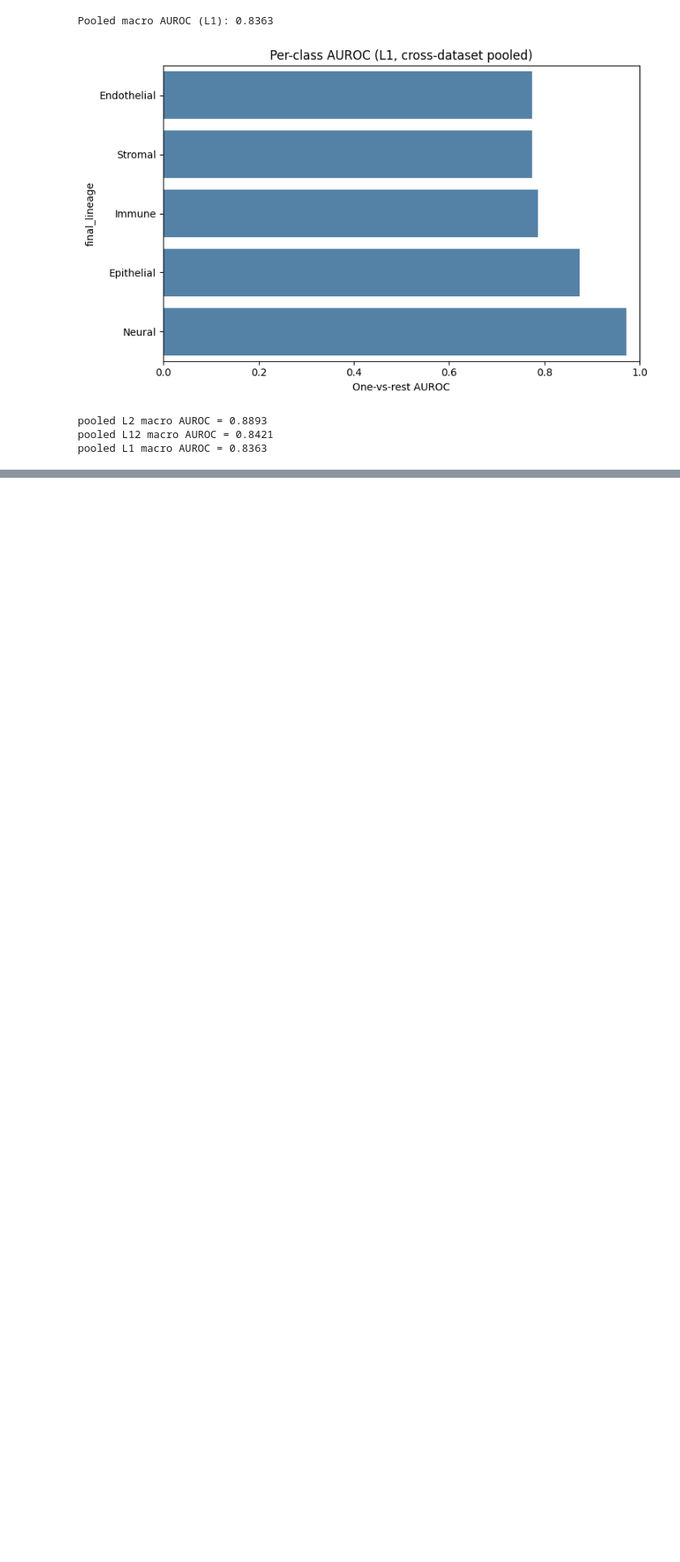
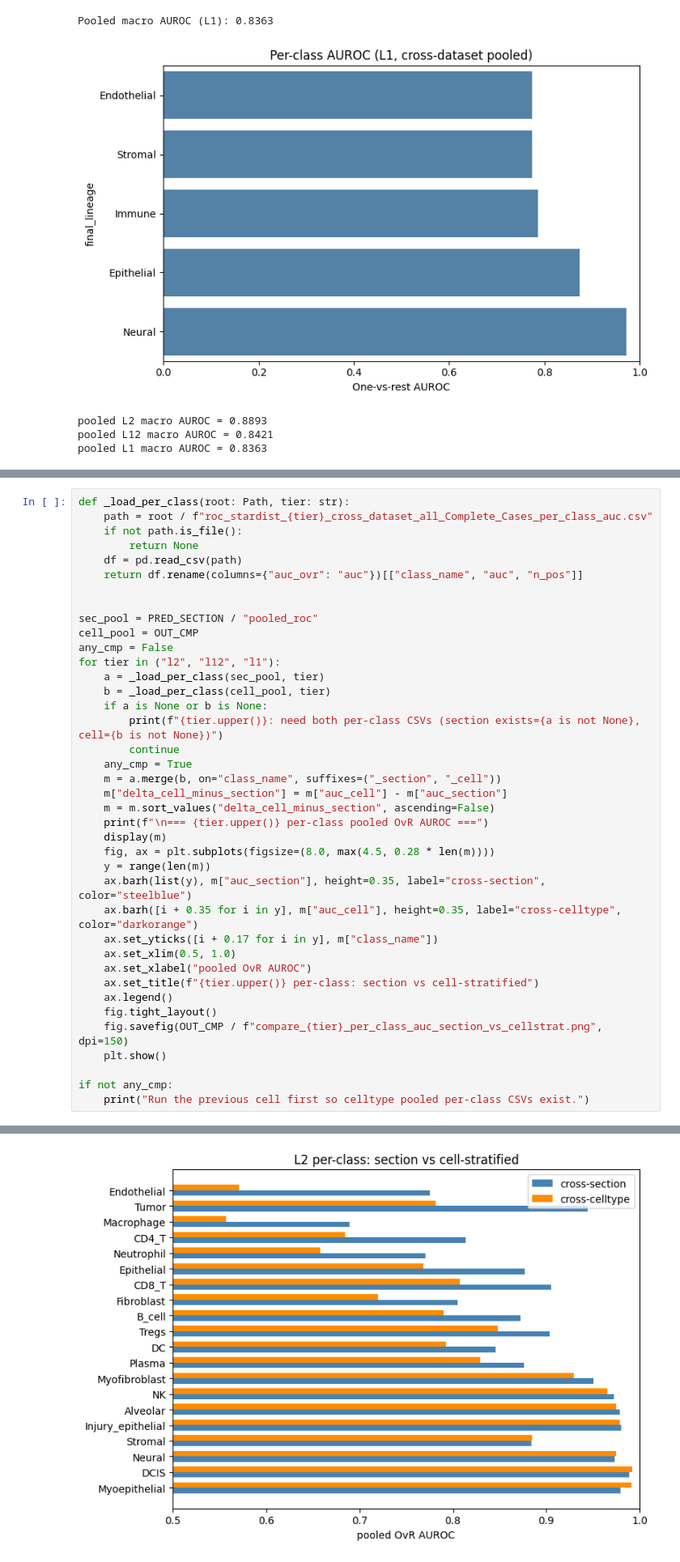
Before and after one commit to LingyuLi-math/Hist2Pheno, a Jupyter notebook: code/PanCancer/Pred_statistic_visual_pancancer_all.ipynb, the cells around one changed output, grey strips where cells are left out. Shown at 81% size. Drawn from its saved outputs; the diff is of its cells as text; blank space fills up the shorter version.

```diff
--- a/code/PanCancer/Pred_statistic_visual_pancancer_all.ipynb
+++ b/code/PanCancer/Pred_statistic_visual_pancancer_all.ipynb
@@ -170,0 +491,40 @@ Native labels (if any) should map through `celltype_pancancer` aliases, or leave
+# %%
+def _load_per_class(root: Path, tier: str):
+    path = root / f"roc_stardist_{tier}_cross_dataset_all_Complete_Cases_per_class_auc.csv"
+    if not path.is_file():
+        return None
+    df = pd.read_csv(path)
+    return df.rename(columns={"auc_ovr": "auc"})[["class_name", "auc", "n_pos"]]
+
+
+sec_pool = PRED_SECTION / "pooled_roc"
+cell_pool = OUT_CMP
+any_cmp = False
+for tier in ("l2", "l12", "l1"):
+    a = _load_per_class(sec_pool, tier)
+    b = _load_per_class(cell_pool, tier)
+    if a is None or b is None:
+        print(f"{tier.upper()}: need both per-class CSVs (section exists={a is not None}, cell={b is not None})")
+        continue
+    any_cmp = True
+    m = a.merge(b, on="class_name", suffixes=("_section", "_cell"))
+    m["delta_cell_minus_section"] = m["auc_cell"] - m["auc_section"]
+    m = m.sort_values("delta_cell_minus_section", ascending=False)
+    print(f"\n=== {tier.upper()} per-class pooled OvR AUROC ===")
+    display(m)
+    fig, ax = plt.subplots(figsize=(8.0, max(4.5, 0.28 * len(m))))
+    y = range(len(m))
+    ax.barh(list(y), m["auc_section"], height=0.35, label="cross-section", color="steelblue")
+    ax.barh([i + 0.35 for i in y], m["auc_cell"], height=0.35, label="cross-celltype", color="darkorange")
+    ax.set_yticks([i + 0.17 for i in y], m["class_name"])
+    ax.set_xlim(0.5, 1.0)
+    ax.set_xlabel("pooled OvR AUROC")
+    ax.set_title(f"{tier.upper()} per-class: section vs cell-stratified")
+    ax.legend()
+    fig.tight_layout()
+    fig.savefig(OUT_CMP / f"compare_{tier}_per_class_auc_section_vs_cellstrat.png", dpi=150)
+    plt.show()
+
+if not any_cmp:
+    print("Run the previous cell first so celltype pooled per-class CSVs exist.")
+# %% [output]
@@ -170,0 +549 @@ Native labels (if any) should map through `celltype_pancancer` aliases, or leave
+[figure, added]
```
Also changed, not shown: parts of 8 cells of this notebook, 5 other files.
